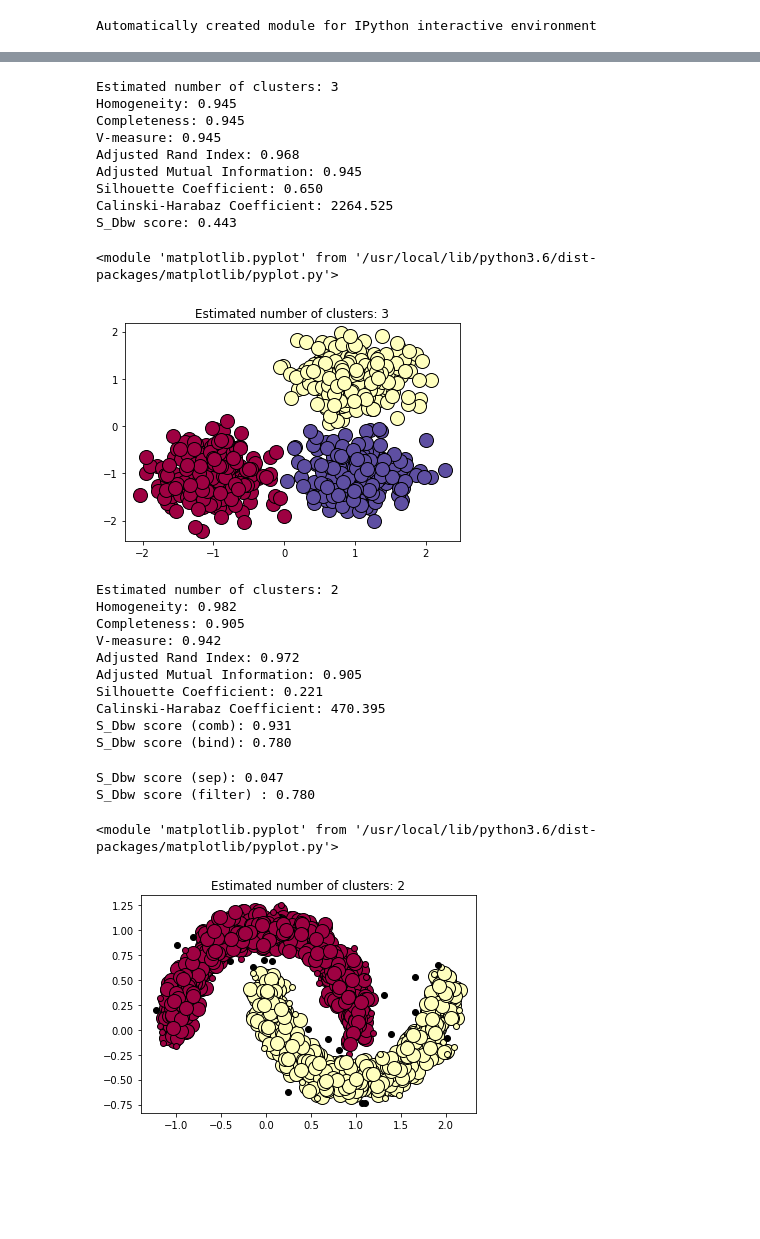
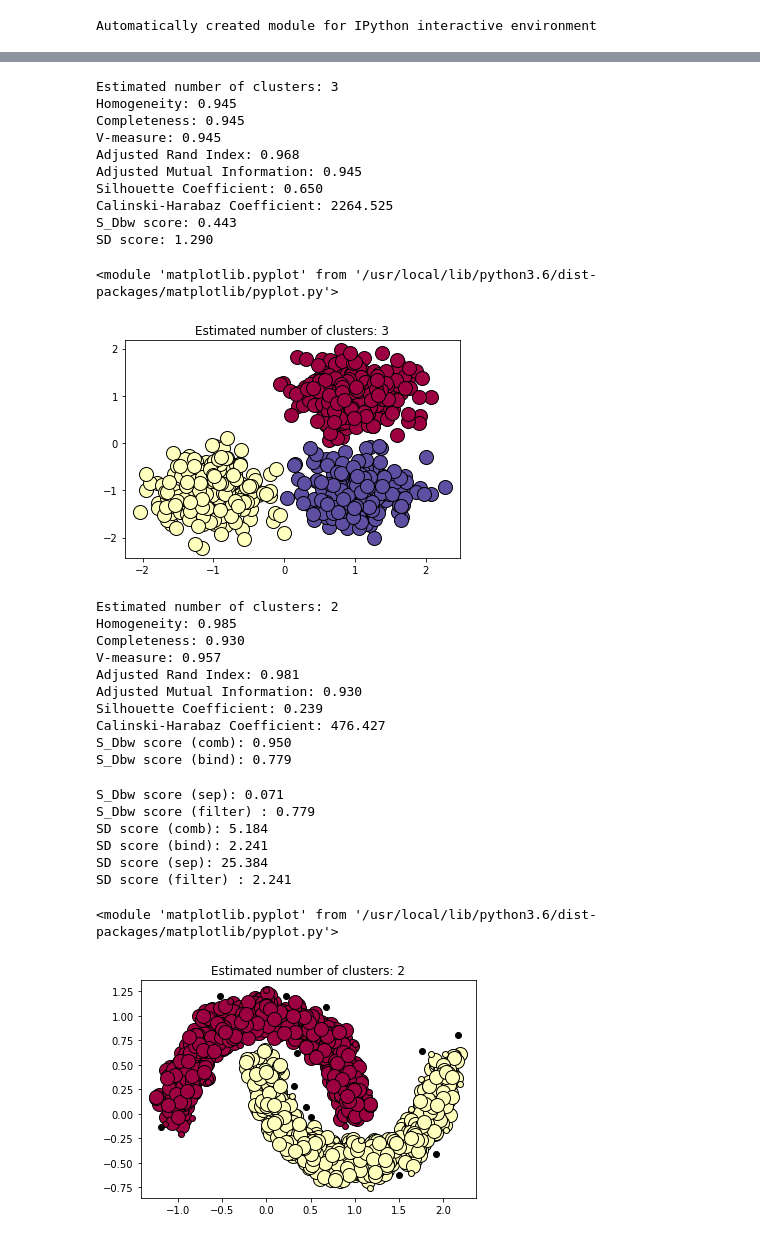
Before and after one commit to alashkov83/S_Dbw, a Jupyter notebook: test.ipynb, the cells around one changed output, grey strips where cells are left out. Drawn from its saved outputs; the diff is of its cells as text; code cells hidden in the pictures; blank space fills up the shorter version.

```diff
--- a/test.ipynb
+++ b/test.ipynb
@@ -111,6 +123,8 @@ print("Calinski-Harabaz Coefficient: %0.3f"
       % metrics.calinski_harabaz_score(X, labels))
 print("S_Dbw score: %0.3f"
       % S_Dbw(X, labels))
+print("SD score: %0.3f"
+      % SD(X, labels))
 
 # #############################################################################
 # Plot result
@@ -137,8 +151,9 @@ Adjusted Mutual Information: 0.945
 Silhouette Coefficient: 0.650
 Calinski-Harabaz Coefficient: 2264.525
 S_Dbw score: 0.443
+SD score: 1.290
 <module 'matplotlib.pyplot' from '/usr/local/lib/python3.6/dist-packages/matplotlib/pyplot.py'>
-[figure, old version]
+[figure, new version]
 # %%
 # ============
 # Generate datasets. We choose the size big enough to see the scalability
@@ -148,7 +163,7 @@ n_samples = 1500
 noisy_moons = make_moons(n_samples=n_samples, noise=.1)
 X, labels_true = noisy_moons
 
-db = DBSCAN(eps=0.1).fit(X)
+db = DBSCAN(eps=0.11).fit(X)
 core_samples_mask = np.zeros_like(db.labels_, dtype=bool)
 core_samples_mask[db.core_sample_indices_] = True
 labels = db.labels_
@@ -168,54 +183,65 @@ print("Silhouette Coefficient: %0.3f"
       % metrics.silhouette_score(X, labels))
 print("Calinski-Harabaz Coefficient: %0.3f"
       % metrics.calinski_harabaz_score(X, labels))
-from s_dbw import S_Dbw
 print("S_Dbw score (comb): %0.3f"
-      % S_Dbw(X, labels, alg_noise='comb'))
+      % S_Dbw(X, labels))
 print("S_Dbw score (bind): %0.3f"
       % S_Dbw(X, labels, alg_noise='bind'))
 print("S_Dbw score (sep): %0.3f"
       % S_Dbw(X, labels, alg_noise='sep'))
 print("S_Dbw score (filter) : %0.3f"
       % S_Dbw(X, labels, alg_noise='filter'))
+print("SD score (comb): %0.3f"
+      % SD(X, labels))
+print("SD score (bind): %0.3f"
+      % SD(X, labels, alg_noise='bind'))
+print("SD score (sep): %0.3f"
+      % SD(X, labels, alg_noise='sep'))
+print("SD score (filter) : %0.3f"
+      % SD(X, labels, alg_noise='filter'))
 
 # #############################################################################
 # Plot result
 # Black removed and is used for noise instead.
 unique_labels = set(labels)
 colors = [plt.cm.Spectral(each)
           for each in np.linspace(0, 1, len(unique_labels))]
 for k, col in zip(unique_labels, colors):
     if k == -1:
         # Black used for noise.
         col = [0, 0, 0, 1]
 
     class_member_mask = (labels == k)
 
     xy = X[class_member_mask & core_samples_mask]
     plt.plot(xy[:, 0], xy[:, 1], 'o', markerfacecolor=tuple(col),
              markeredgecolor='k', markersize=14)
 
     xy = X[class_member_mask & ~core_samples_mask]
     plt.plot(xy[:, 0], xy[:, 1], 'o', markerfacecolor=tuple(col),
              markeredgecolor='k', markersize=6)
 
 plt.title('Estimated number of clusters: %d' % n_clusters_)
 plt
 # %% [output]
 Estimated number of clusters: 2
-Homogeneity: 0.982
-Completeness: 0.905
-V-measure: 0.942
-Adjusted Rand Index: 0.972
-Adjusted Mutual Information: 0.905
-Silhouette Coefficient: 0.221
-Calinski-Harabaz Coefficient: 470.395
-S_Dbw score (comb): 0.931
-S_Dbw score (bind): 0.780
+Homogeneity: 0.985
+Completeness: 0.930
+V-measure: 0.957
+Adjusted Rand Index: 0.981
+Adjusted Mutual Information: 0.930
+Silhouette Coefficient: 0.239
+Calinski-Harabaz Coefficient: 476.427
+S_Dbw score (comb): 0.950
+S_Dbw score (bind): 0.779
-S_Dbw score (sep): 0.047
-S_Dbw score (filter) : 0.780
+S_Dbw score (sep): 0.071
+S_Dbw score (filter) : 0.779
+SD score (comb): 5.184
+SD score (bind): 2.241
+SD score (sep): 25.384
+SD score (filter) : 2.241
 <module 'matplotlib.pyplot' from '/usr/local/lib/python3.6/dist-packages/matplotlib/pyplot.py'>
-[figure, old version]
+[figure, new version]
 # %%
 kmeans = KMeans(n_clusters=2).fit(X)
 labels = kmeans.labels_
```
Also changed, not shown: parts of 5 cells of this notebook, 3 other files.
